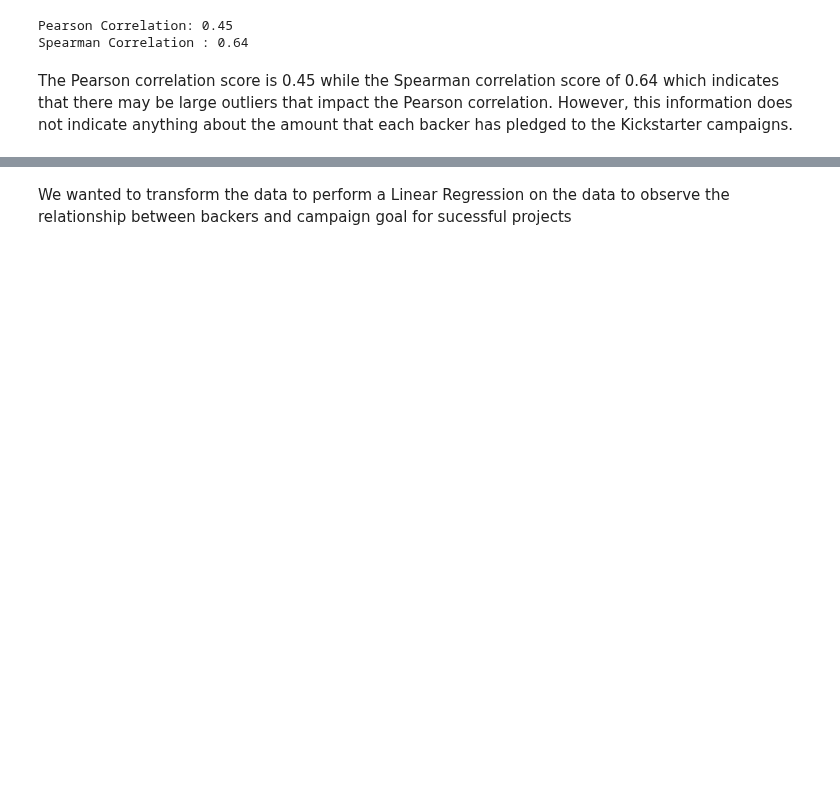
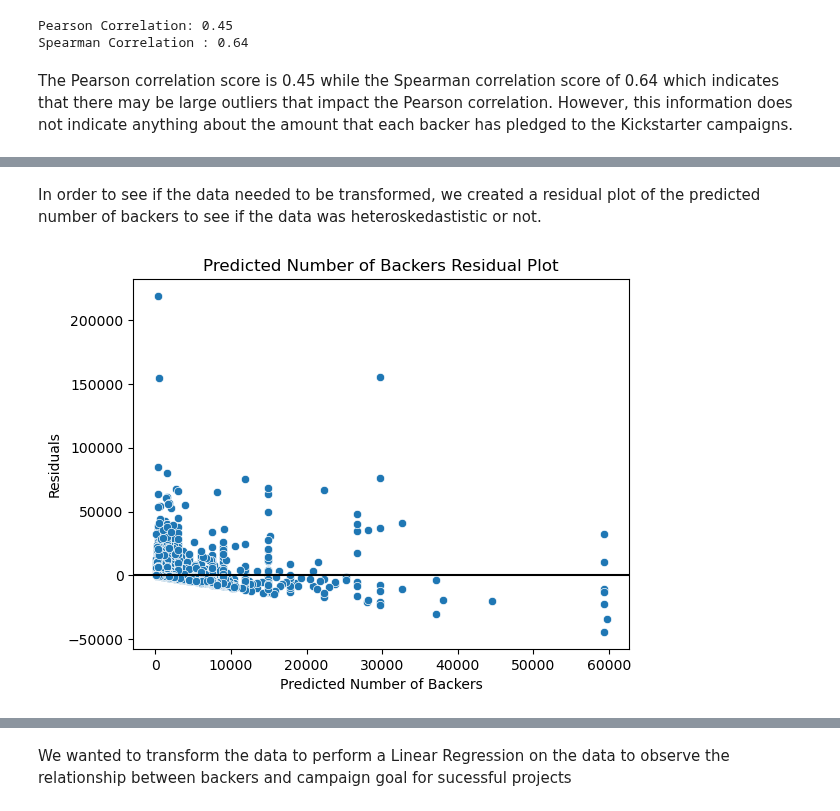
Before and after one commit to catherine-fang-git/kickstarter_project_success_info2950, a Jupyter notebook: INFO2950_Phase2.ipynb, the cells around one changed output, grey strips where cells are left out. Drawn from its saved outputs; the diff is of its cells as text; code cells hidden in the pictures; blank space fills up the shorter version.

```diff
--- a/INFO2950_Phase2.ipynb
+++ b/INFO2950_Phase2.ipynb
@@ -263,0 +288,13 @@ The Pearson correlation score is 0.45 while the Spearman correlation score of 0.
+# %% [markdown]
+In order to see if the data needed to be transformed, we created a residual plot of the predicted number of backers to see if the data was heteroskedastistic or not.
+# %%
+goal_predictions = model.predict(success_proj[["GOAL_IN_USD"]])
+goal_residuals = success_proj["BACKERS_COUNT"] - goal_predictions
+sns.scatterplot(x = goal_predictions, y = goal_residuals, marker = "o")
+plt.xlabel("Predicted Number of Backers")
+plt.ylabel("Residuals")
+plt.title("Predicted Number of Backers Residual Plot")
+plt.axhline(y=0, color = "black")
+plt.show()
+# %% [output]
+[figure, added]
```
Also changed, not shown: parts of 26 cells of this notebook.
